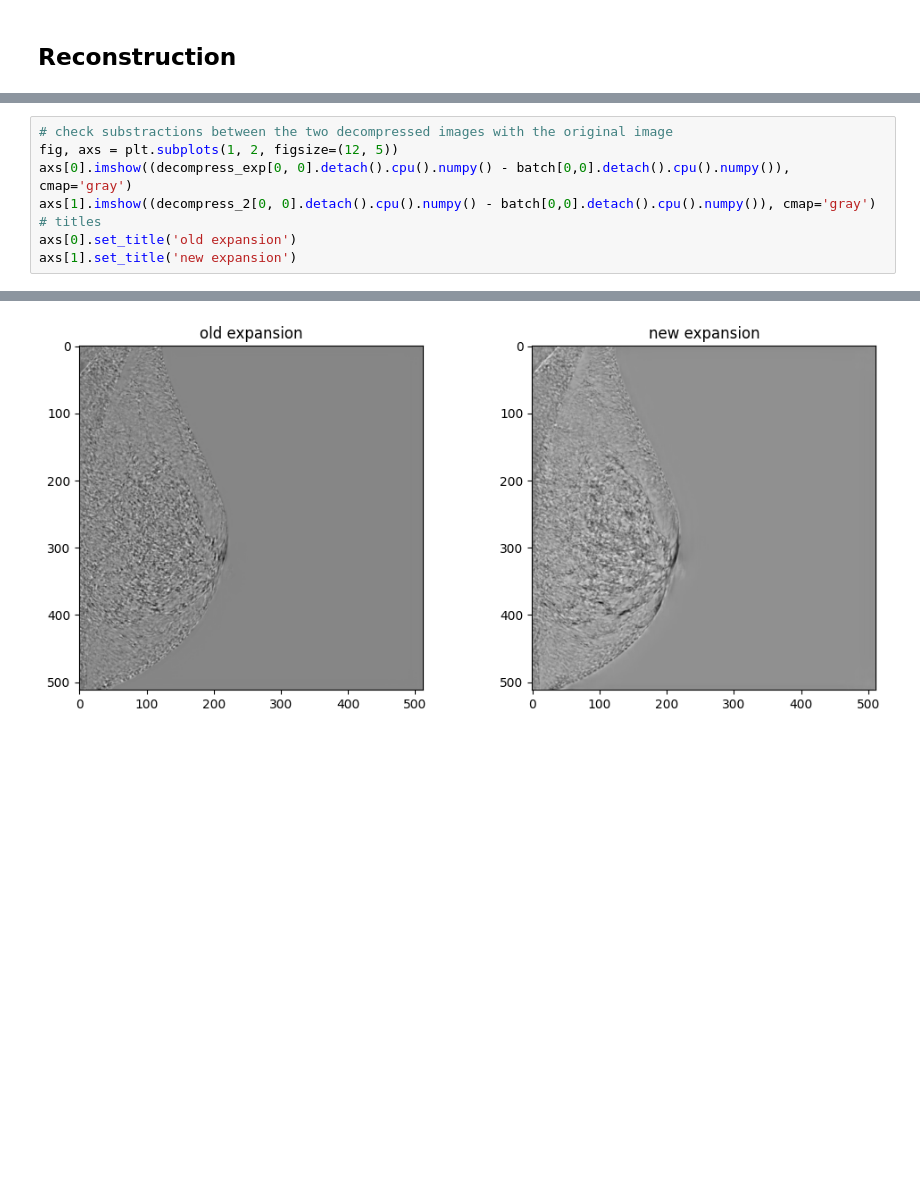
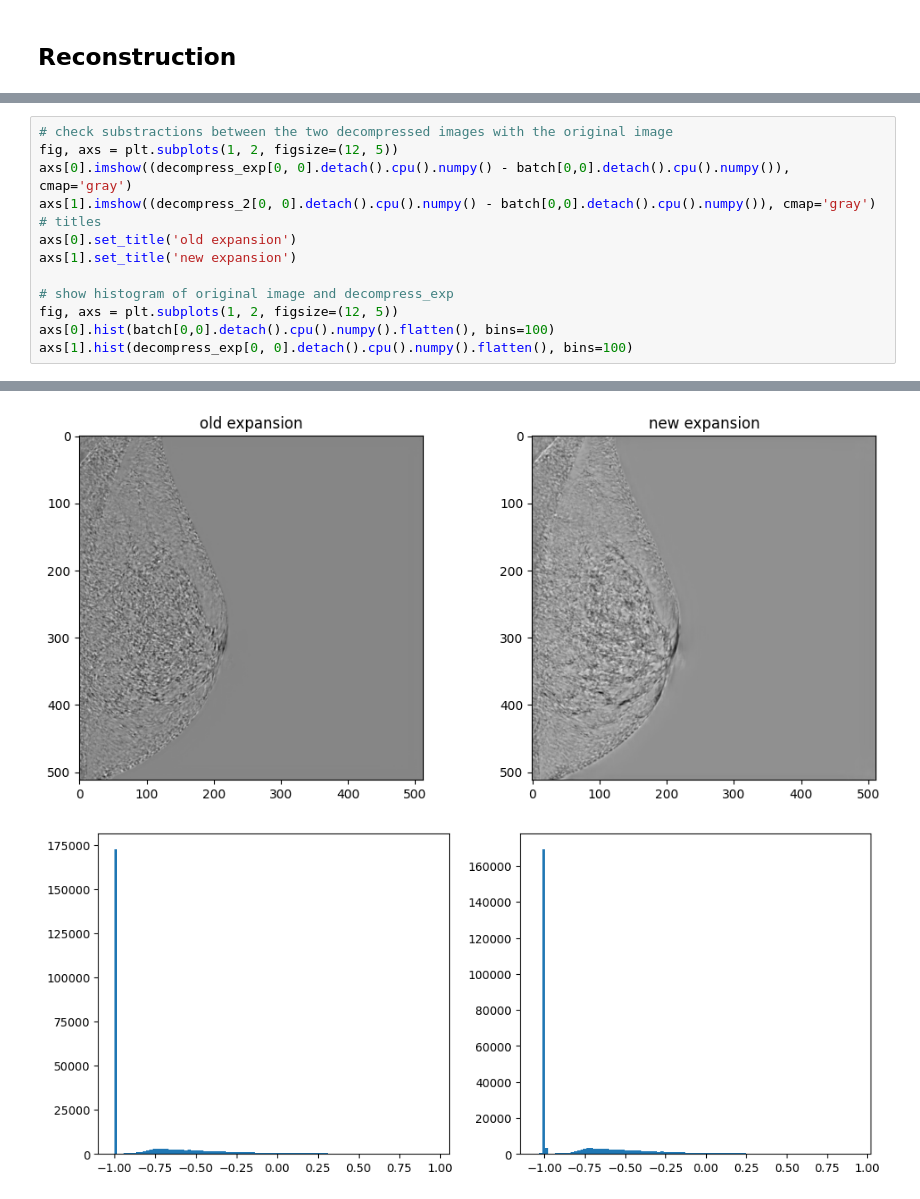
Before and after one commit to Likalto4/diffusion-models_master, a Jupyter notebook: dataset_analysis/playground.ipynb, the cells around one changed output, grey strips where cells are left out. Drawn from its saved outputs; the diff is of its cells as text; blank space fills up the shorter version.

```diff
--- a/dataset_analysis/playground.ipynb
+++ b/dataset_analysis/playground.ipynb
@@ -241,4 +271,9 @@ axs[1].imshow((decompress_2[0, 0].detach().cpu().numpy() - batch[0,0].detach().c
 # titles
 axs[0].set_title('old expansion')
 axs[1].set_title('new expansion')
+
+# show histogram of original image and decompress_exp
+fig, axs = plt.subplots(1, 2, figsize=(12, 5))
+axs[0].hist(batch[0,0].detach().cpu().numpy().flatten(), bins=100)
+axs[1].hist(decompress_exp[0, 0].detach().cpu().numpy().flatten(), bins=100)
 # %% [output]
@@ -246 +297,2 @@ Text(0.5, 1.0, 'new expansion')
 [figure]
+[figure, added]
```
Also changed, not shown: parts of 13 cells of this notebook, 2 other files.
